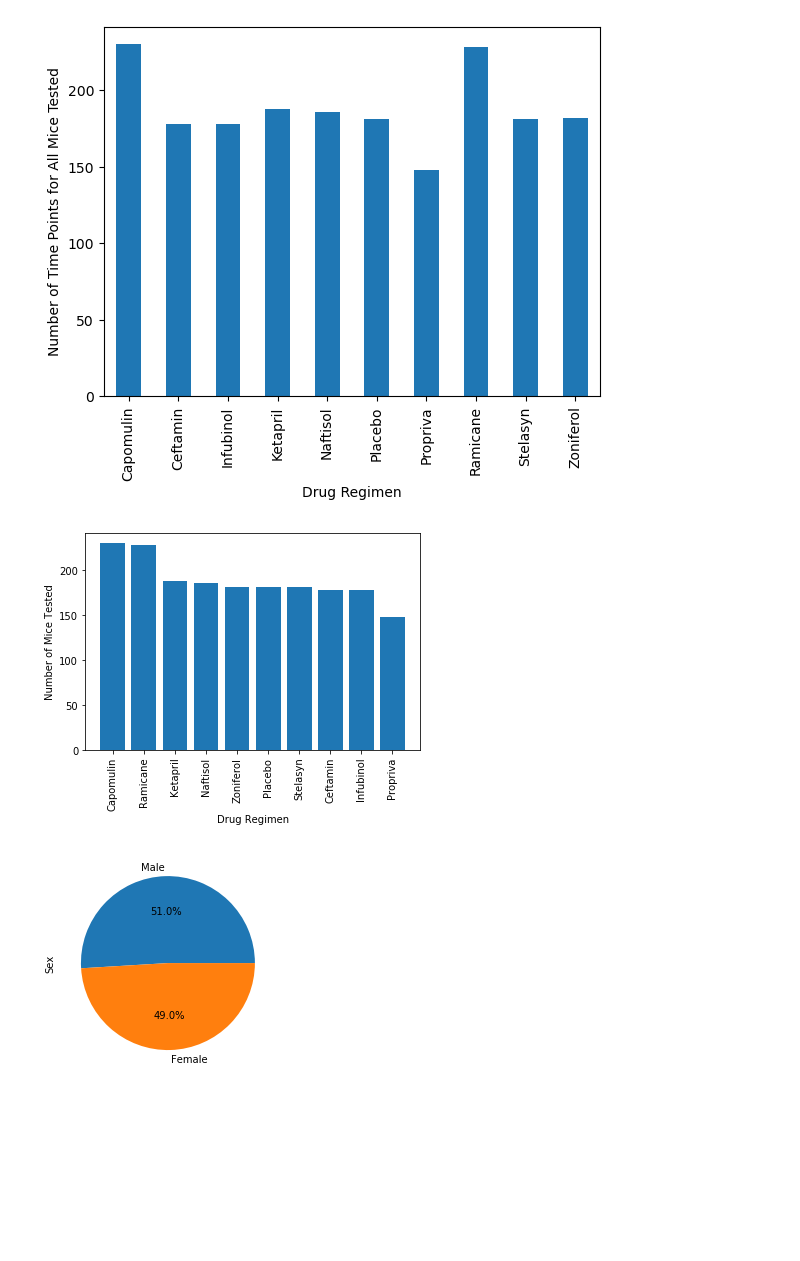
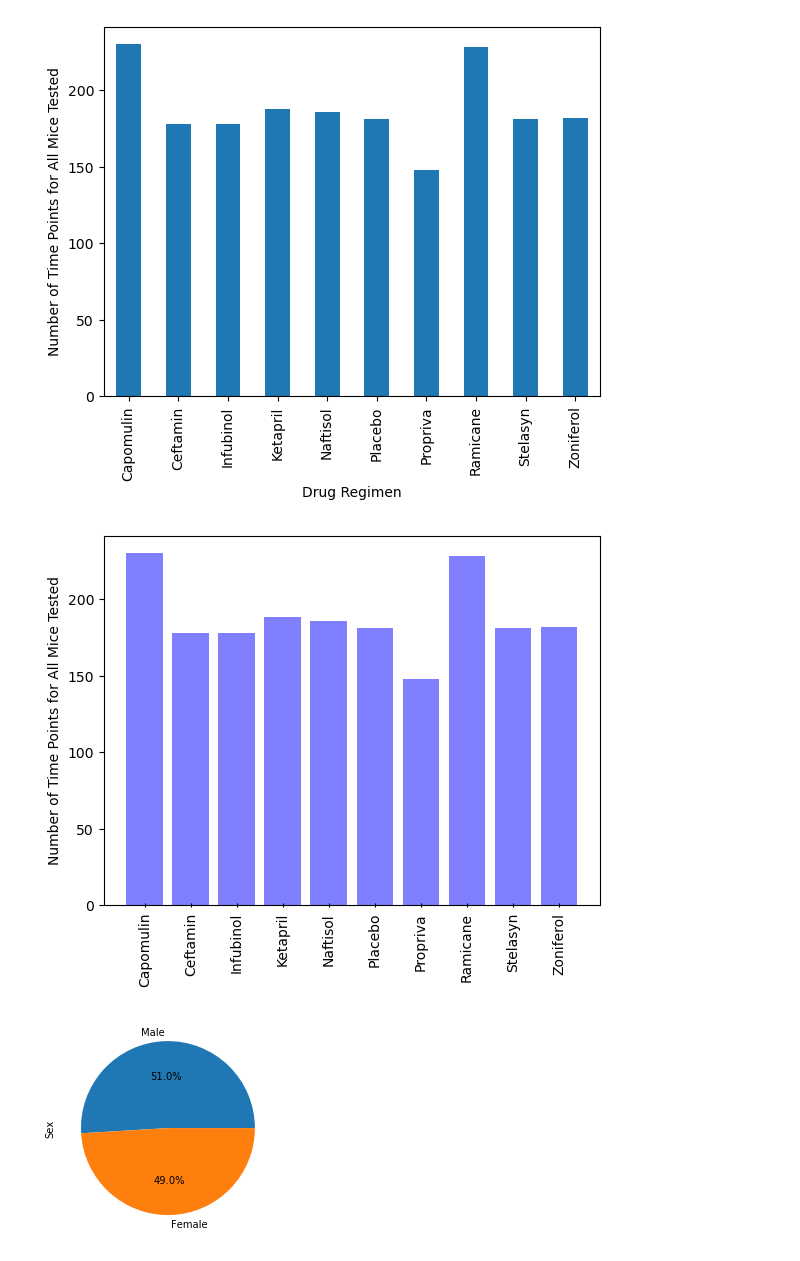
Before and after one commit to tmbiro/data_visualization, a Jupyter notebook: pymaceuticals.ipynb, the cells around one changed output. Drawn from its saved outputs; the diff is of its cells as text; code cells hidden in the pictures; blank space fills up the shorter version.

Commit message:
Added second bar plot

```diff
--- a/pymaceuticals.ipynb
+++ b/pymaceuticals.ipynb
@@ -128,8 +160,13 @@ Text(0, 0.5, 'Number of Time Points for All Mice Tested')
 [figure]
 # %%
 # Generate a bar plot showing the total number of timepoints for all mice tested for each drug regimen using pyplot.
+fig2, bar2 = plt.subplots()
+x_axis = np.arange(len(mouse_counted.index))
+bar2.bar(mouse_counted.index, mouse_counted, color='b', alpha=0.5, align="center")
+bar2.set_ylabel('Number of Time Points for All Mice Tested')
+bar2.tick_params(axis='x',direction='inout',rotation=90)
 # %% [output]
-[figure, old version]
+[figure, new version]
 # %%
 # Generate a pie plot showing the distribution of female versus male mice using Pandas
 # %% [output]
```
Also changed, not shown: parts of 2 cells of this notebook.
